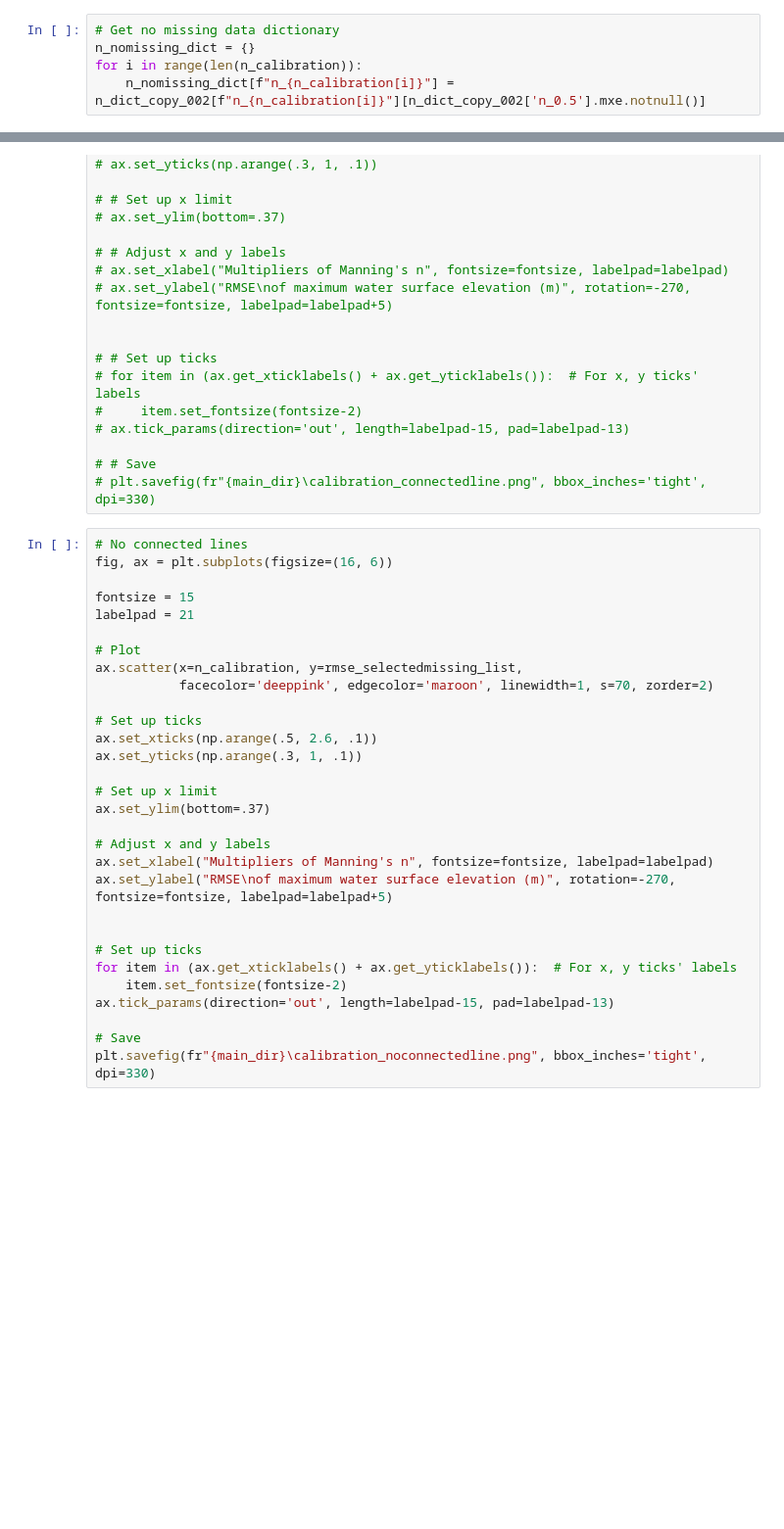
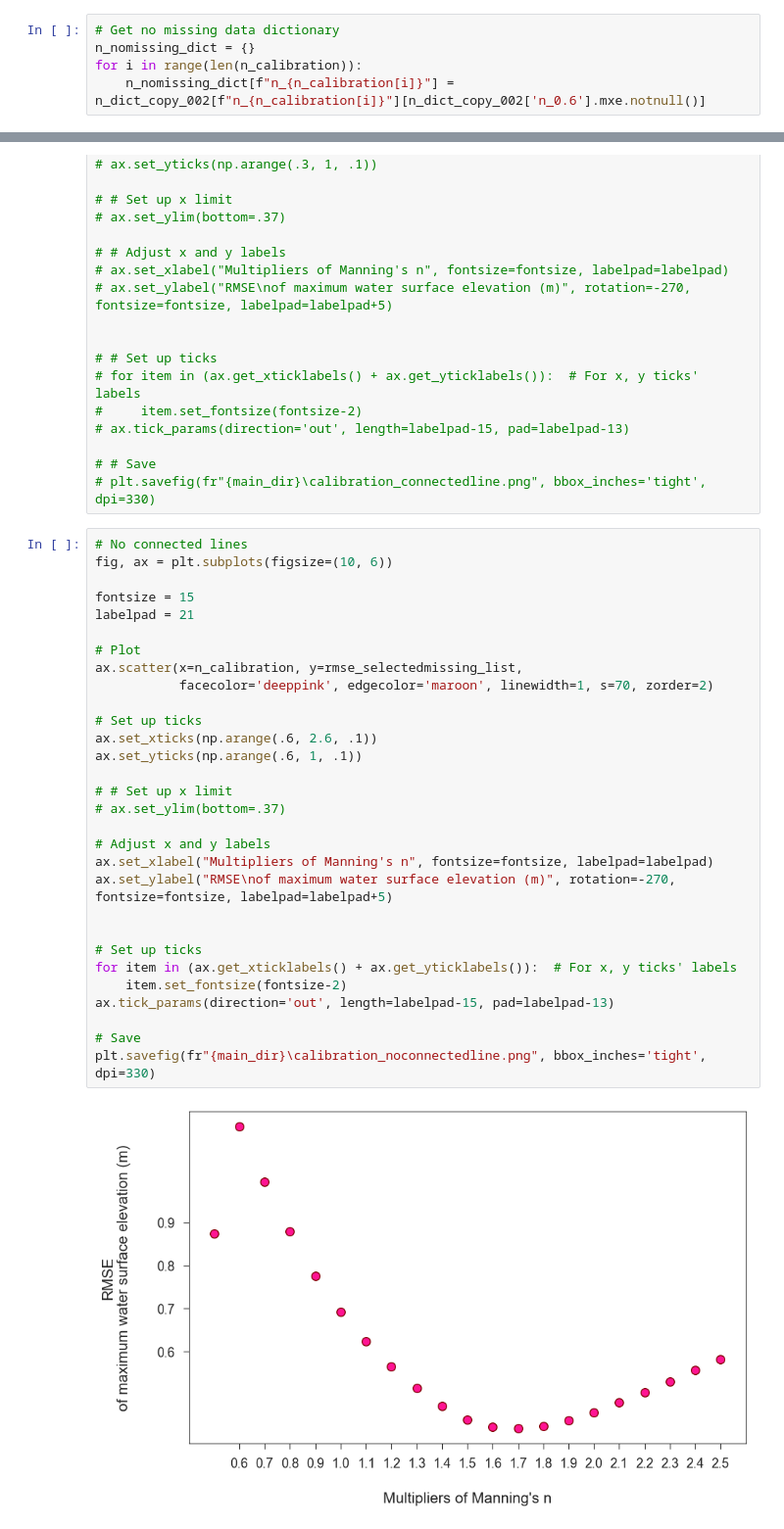
Before and after one commit to Martin20494/Grid_Orientation, a Jupyter notebook: validation_calibration/scripts/Evaluationfor_validation_calibration.ipynb, the cells around one changed output, grey strips where cells are left out. Shown at 98% size. Cells and saved outputs as stored; diff of their text form; blank space fills up the shorter version.

```diff
--- a/validation_calibration/scripts/Evaluationfor_validation_calibration.ipynb
+++ b/validation_calibration/scripts/Evaluationfor_validation_calibration.ipynb
@@ -180,7 +375,7 @@ n_dict_copy_002 = copy.deepcopy(n_dict)
 # Get no missing data dictionary
 n_nomissing_dict = {}
 for i in range(len(n_calibration)):
-    n_nomissing_dict[f"n_{n_calibration[i]}"] = n_dict_copy_002[f"n_{n_calibration[i]}"][n_dict_copy_002['n_0.5'].mxe.notnull()]
+    n_nomissing_dict[f"n_{n_calibration[i]}"] = n_dict_copy_002[f"n_{n_calibration[i]}"][n_dict_copy_002['n_0.6'].mxe.notnull()]
 # %%
 # Generate RMSE without missing values
 rmse_selectedmissing_list = []
@@ -228,31 +441,33 @@ for i in range(len(n_calibration)):
 # plt.savefig(fr"{main_dir}\calibration_connectedline.png", bbox_inches='tight', dpi=330)
 # %%
 # No connected lines
-fig, ax = plt.subplots(figsize=(16, 6))
+fig, ax = plt.subplots(figsize=(10, 6))
 
 fontsize = 15
 labelpad = 21
 
 # Plot
 ax.scatter(x=n_calibration, y=rmse_selectedmissing_list,
            facecolor='deeppink', edgecolor='maroon', linewidth=1, s=70, zorder=2)
 
 # Set up ticks
-ax.set_xticks(np.arange(.5, 2.6, .1))
-ax.set_yticks(np.arange(.3, 1, .1))
+ax.set_xticks(np.arange(.6, 2.6, .1))
+ax.set_yticks(np.arange(.6, 1, .1))
 
-# Set up x limit
-ax.set_ylim(bottom=.37)
+# # Set up x limit
+# ax.set_ylim(bottom=.37)
 
 # Adjust x and y labels
 ax.set_xlabel("Multipliers of Manning's n", fontsize=fontsize, labelpad=labelpad)
 ax.set_ylabel("RMSE\nof maximum water surface elevation (m)", rotation=-270, fontsize=fontsize, labelpad=labelpad+5)
 
 
 # Set up ticks
 for item in (ax.get_xticklabels() + ax.get_yticklabels()):  # For x, y ticks' labels
     item.set_fontsize(fontsize-2)
 ax.tick_params(direction='out', length=labelpad-15, pad=labelpad-13)
 
 # Save
 plt.savefig(fr"{main_dir}\calibration_noconnectedline.png", bbox_inches='tight', dpi=330)
+# %% [output]
+[figure, added]
```
Also changed, not shown: parts of 23 cells of this notebook, 9 other files.
